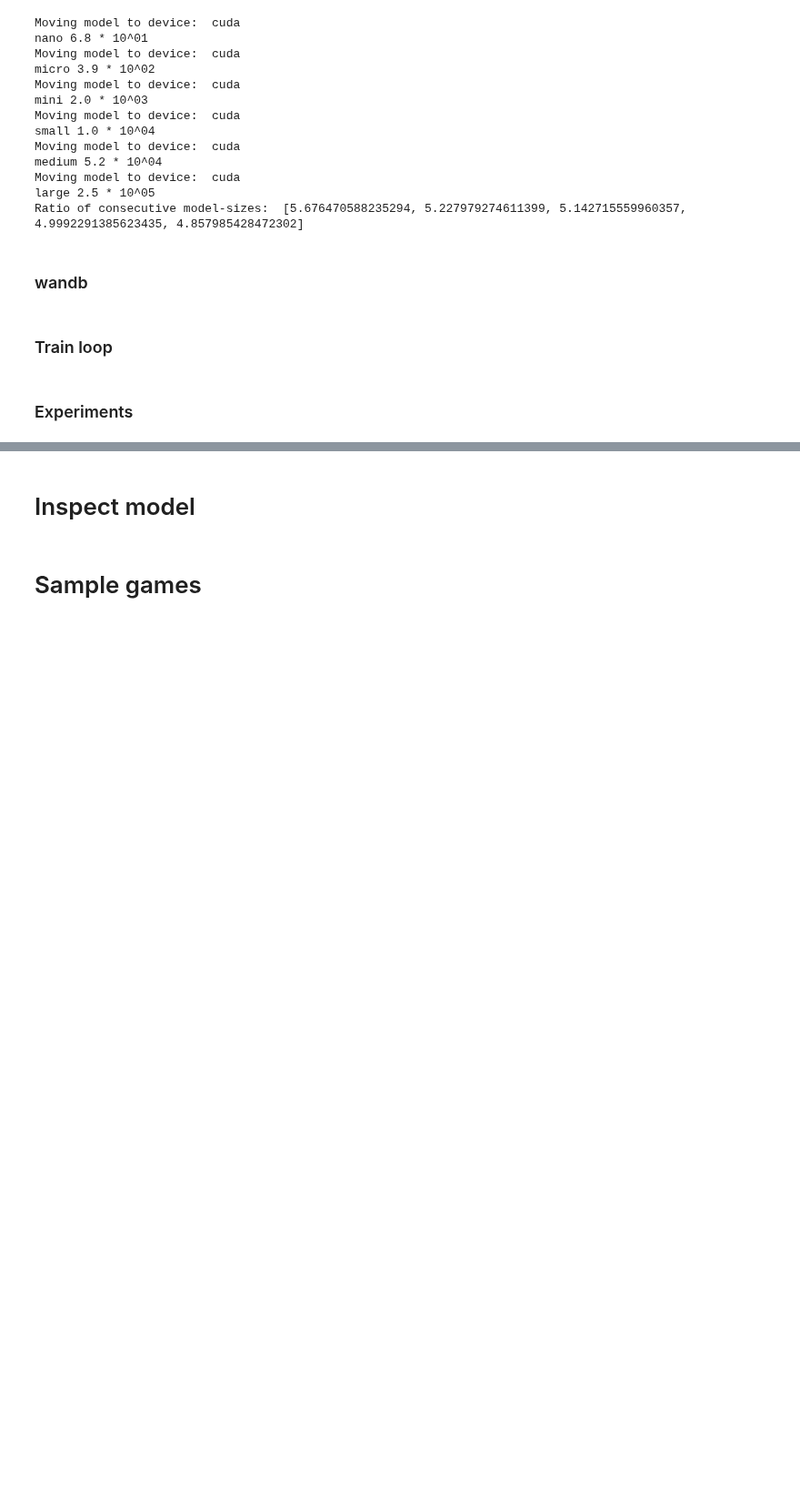
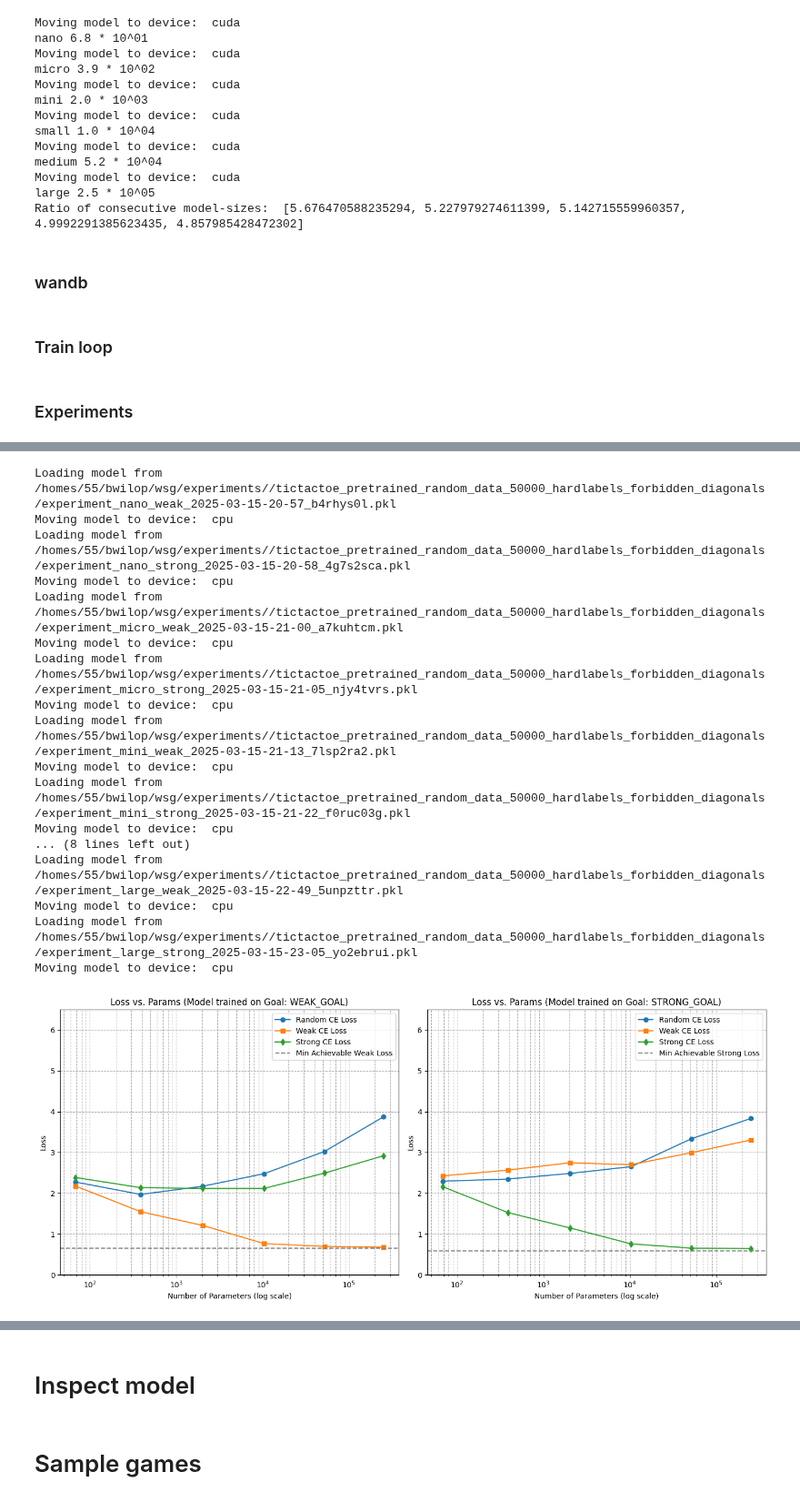
Before and after one commit to BenWilop/WSG_games, a Jupyter notebook: playground_WSG_games.ipynb, the cells around one changed output, grey strips where cells are left out. Shown at 91% size. Saved outputs shown, nothing was run; the diff lists cells and outputs as text; code cells hidden in the pictures; blank space fills up the shorter version.

Commit message:
Bugfix load model

```diff
--- a/playground_WSG_games.ipynb
+++ b/playground_WSG_games.ipynb
@@ -358,4 +358,4 @@ from wsg_games.tictactoe.train.pretrain import *
 ### Experiments
 # %%
 project_name = "tictactoe_pretrained_random_data_50000_hardlabels_forbidden_diagonals"
-pretrain_models(experiment_folder, project_name, tictactoe_train_data, tictactoe_val_data, tictactoe_test_data, training_cfg, get_model_config)
+# pretrain_models(experiment_folder, project_name, tictactoe_train_data, tictactoe_val_data, tictactoe_test_data, training_cfg, get_model_config)
@@ -391,3 +362,22 @@ Run summary:
 # %%
-# plot_loss_pretrain_models(experiment_folder, project_name, tictactoe_test_data)
+plot_loss_pretrain_models(experiment_folder, project_name, tictactoe_test_data)
+# %% [output]
+Loading model from /homes/55/bwilop/wsg/experiments//tictactoe_pretrained_random_data_50000_hardlabels_forbidden_diagonals/experiment_nano_weak_2025-03-15-20-57_b4rhys0l.pkl
+Moving model to device:  cpu
+Loading model from /homes/55/bwilop/wsg/experiments//tictactoe_pretrained_random_data_50000_hardlabels_forbidden_diagonals/experiment_nano_strong_2025-03-15-20-58_4g7s2sca.pkl
+Moving model to device:  cpu
+Loading model from /homes/55/bwilop/wsg/experiments//tictactoe_pretrained_random_data_50000_hardlabels_forbidden_diagonals/experiment_micro_weak_2025-03-15-21-00_a7kuhtcm.pkl
+Moving model to device:  cpu
+Loading model from /homes/55/bwilop/wsg/experiments//tictactoe_pretrained_random_data_50000_hardlabels_forbidden_diagonals/experiment_micro_strong_2025-03-15-21-05_njy4tvrs.pkl
+Moving model to device:  cpu
+Loading model from /homes/55/bwilop/wsg/experiments//tictactoe_pretrained_random_data_50000_hardlabels_forbidden_diagonals/experiment_mini_weak_2025-03-15-21-13_7lsp2ra2.pkl
+Moving model to device:  cpu
+Loading model from /homes/55/bwilop/wsg/experiments//tictactoe_pretrained_random_data_50000_hardlabels_forbidden_diagonals/experiment_mini_strong_2025-03-15-21-22_f0ruc03g.pkl
+Moving model to device:  cpu
+... (8 lines left out)
+Loading model from /homes/55/bwilop/wsg/experiments//tictactoe_pretrained_random_data_50000_hardlabels_forbidden_diagonals/experiment_large_weak_2025-03-15-22-49_5unpzttr.pkl
+Moving model to device:  cpu
+Loading model from /homes/55/bwilop/wsg/experiments//tictactoe_pretrained_random_data_50000_hardlabels_forbidden_diagonals/experiment_large_strong_2025-03-15-23-05_yo2ebrui.pkl
+Moving model to device:  cpu
+[figure, added]
 # %%
```
Also changed, not shown: parts of 4 cells of this notebook, 1 other file.
